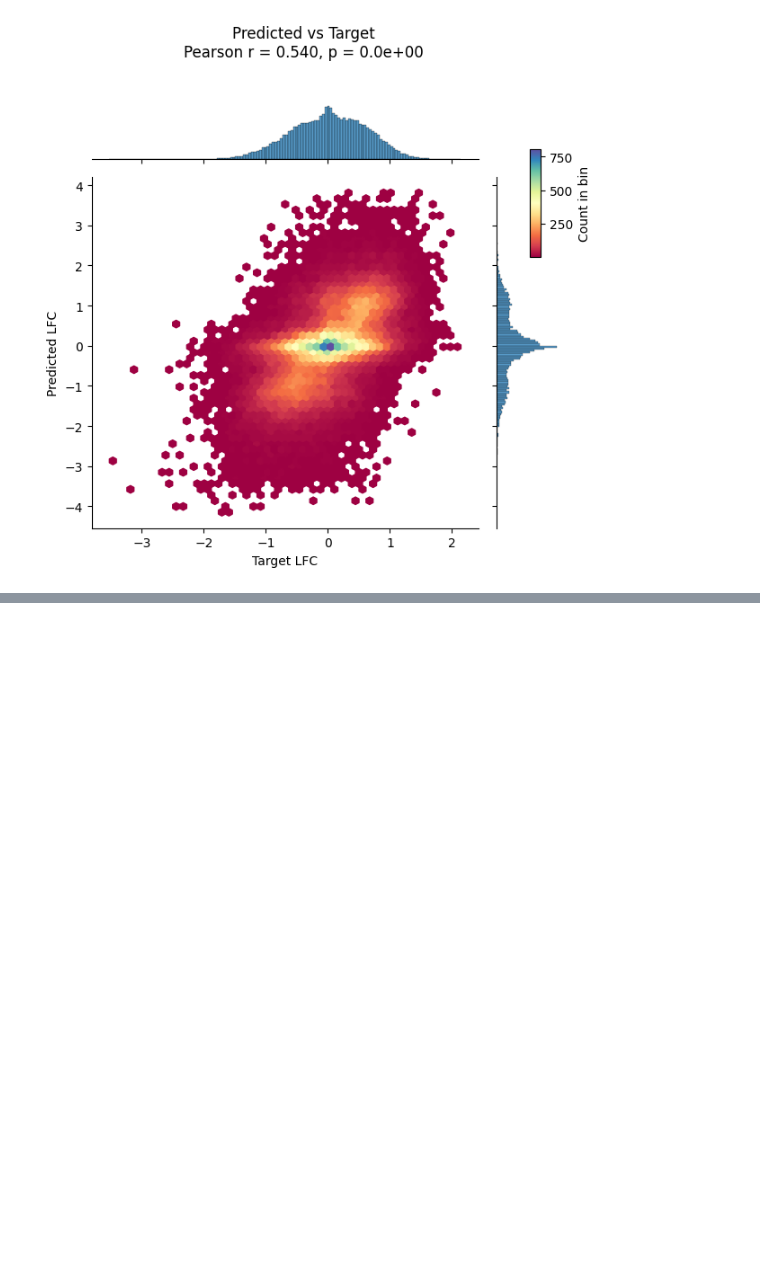
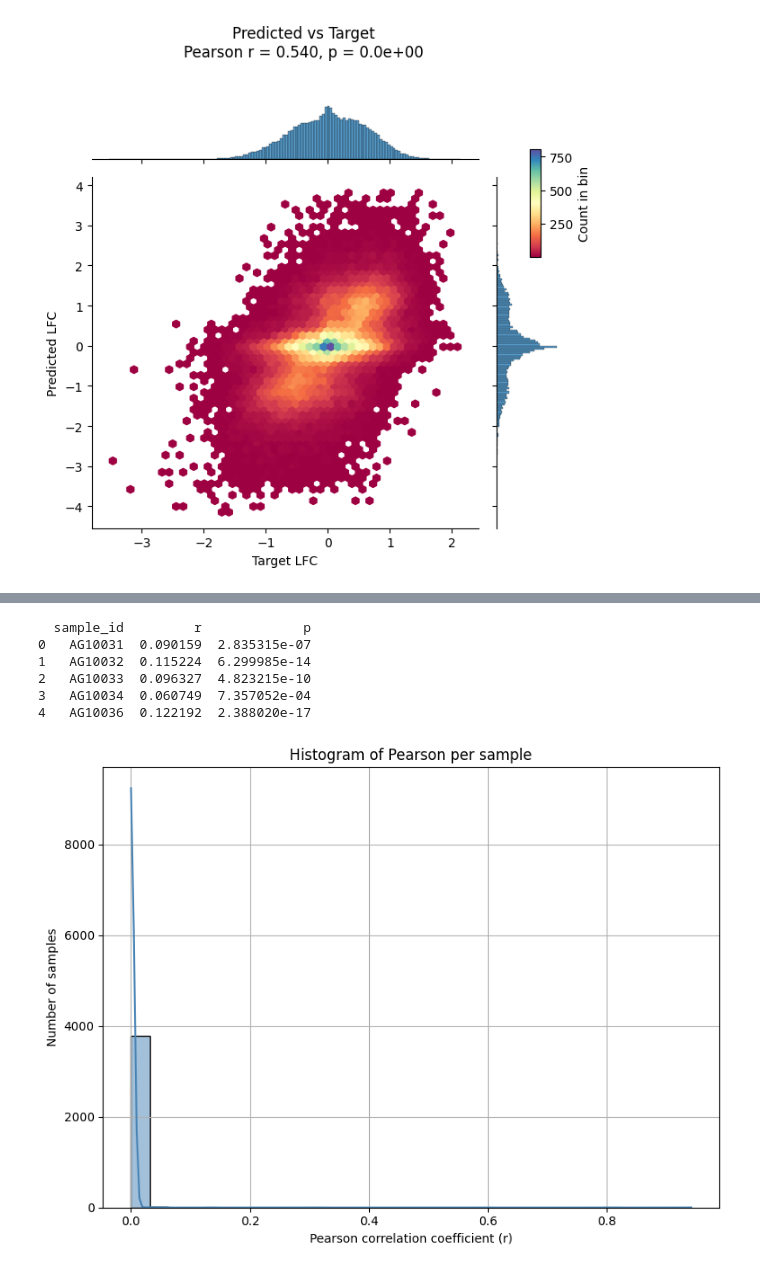
Before and after one commit to vierstralab/vinson, a Jupyter notebook: Prediction_analysis.ipynb, the cells around one changed output, grey strips where cells are left out. Cells and saved outputs as stored; diff of their text form; code cells hidden in the pictures; blank space fills up the shorter version.

```diff
--- a/Prediction_analysis.ipynb
+++ b/Prediction_analysis.ipynb
@@ -210,3 +332,49 @@ plt.show()
+# %%
+import pandas as pd
+from scipy.stats import pearsonr
+
+# Load data
+df = pd.read_csv("/home/mbrannon/tmp/variant_preds/variant_predictions_JUL28_3_a100_clip_density.bed", sep="\t")
+
+# Group by sample_id and compute Pearson r for each group
+correlation_df = df.groupby("sample_id").apply(
+    lambda g: pd.Series(pearsonr(g["predicted_lfc"], g["target_lfc"]), index=["r", "p"])
+).reset_index()
+
+print(correlation_df.head())
+# %% [output]
+  sample_id         r             p
+0   AG10031  0.090159  2.835315e-07
+1   AG10032  0.115224  6.299985e-14
+2   AG10033  0.096327  4.823215e-10
+3   AG10034  0.060749  7.357052e-04
+4   AG10036  0.122192  2.388020e-17
+# %%
+import pandas as pd
+from scipy.stats import pearsonr
+import matplotlib.pyplot as plt
+import seaborn as sns
+
+# Load data
+df = pd.read_csv("/home/mbrannon/tmp/variant_preds/variant_predictions_JUL28_3_a100_clip_density.bed", sep="\t")
+
+# Compute Pearson r per sample_id
+correlation_df = df.groupby("sample_id").apply(
+    lambda g: pd.Series(pearsonr(g["predicted_lfc"], g["target_lfc"]), index=["r", "p"])
+).reset_index()
+
+# Plot histogram of Pearson r-values
+plt.figure(figsize=(8, 6))
+sns.histplot(correlation_df["p"], bins=30, kde=True, color="steelblue")
+
+plt.title("Histogram of Pearson per sample")
+plt.xlabel("Pearson correlation coefficient (r)")
+plt.ylabel("Number of samples")
+plt.grid(True)
+plt.tight_layout()
+plt.show()
+# %% [output]
+[figure, added]
 # %%
 import pandas as pd
 import numpy as np
```
Also changed, not shown: parts of 25 cells of this notebook, 10 other files.
